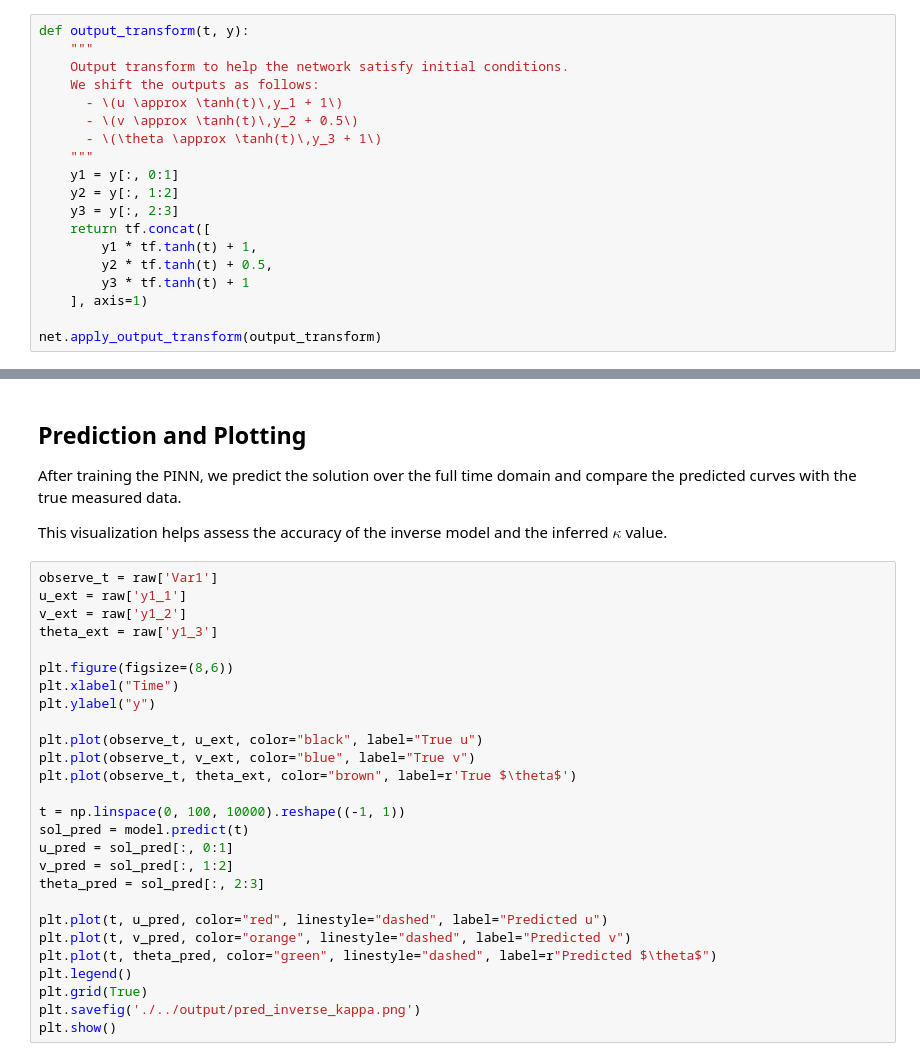
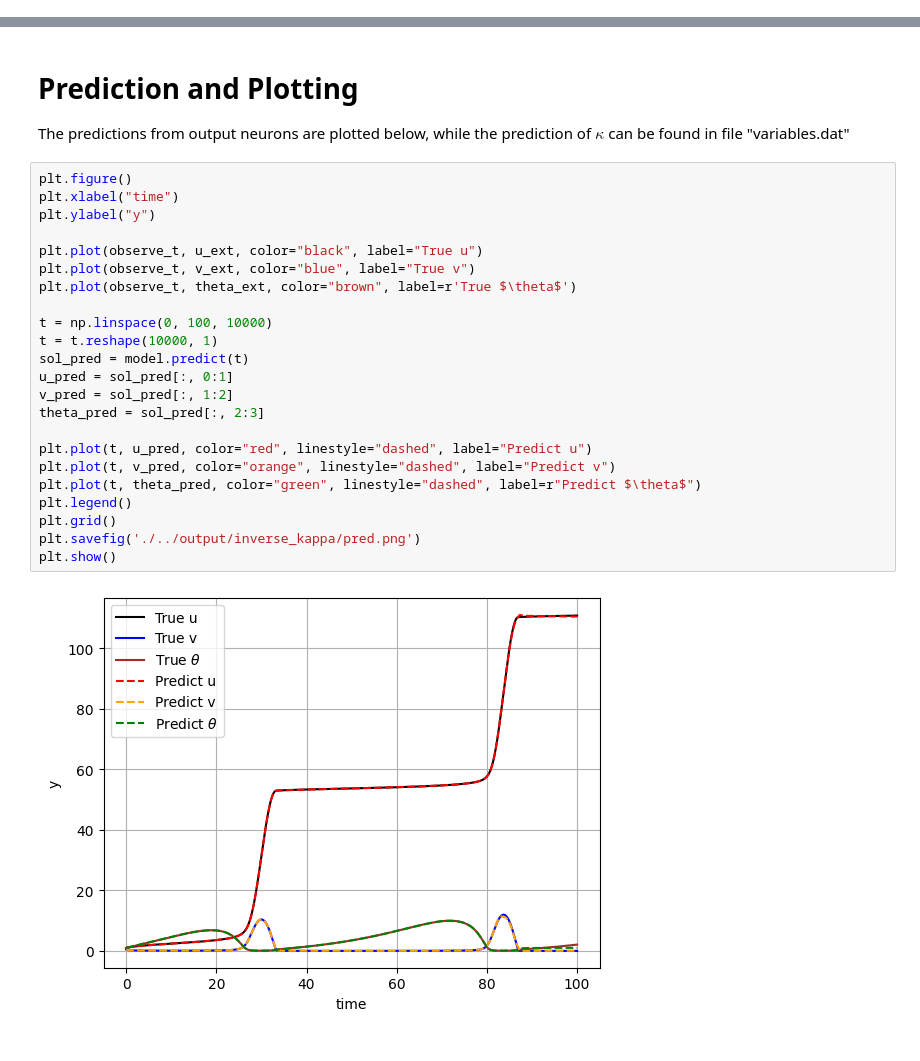
Before and after one commit to napatt2/QuakeNN2, a Jupyter notebook: Fault Friction/inverse_kappa.ipynb, the cells around one changed output, grey strips where cells are left out. Cells and saved outputs as stored; diff of their text form.

```diff
--- a/Fault Friction/inverse_kappa.ipynb
+++ b/Fault Friction/inverse_kappa.ipynb
@@ -177,20 +100 @@ net = dde.nn.FNN(layer_size, activation, initializer)
-# %%
-def output_transform(t, y):
-    """
-    Output transform to help the network satisfy initial conditions.
-    We shift the outputs as follows:
-      - \(u \approx \tanh(t)\,y_1 + 1\)
-      - \(v \approx \tanh(t)\,y_2 + 0.5\)
-      - \(\theta \approx \tanh(t)\,y_3 + 1\)
-    """
-    y1 = y[:, 0:1]
-    y2 = y[:, 1:2]
-    y3 = y[:, 2:3]
-    return tf.concat([
-        y1 * tf.tanh(t) + 1,
-        y2 * tf.tanh(t) + 0.5,
-        y3 * tf.tanh(t) + 1
-    ], axis=1)
-
-net.apply_output_transform(output_transform)
 # %%
@@ -214,33 +143,29 @@ losshistory, train_state = model.train(epochs=50000, callbacks=[checker])
-# %% [markdown]
-## Prediction and Plotting
-
-After training the PINN, we predict the solution over the full time domain and compare the predicted curves with the true measured data.
-
-This visualization helps assess the accuracy of the inverse model and the inferred $\kappa$ value.
+# %% [markdown]
+# Prediction and Plotting
+
+The predictions from output neurons are plotted below, while the prediction of $\kappa$ can be found in file "variables.dat"
 # %%
-observe_t = raw['Var1']
-u_ext = raw['y1_1']
-v_ext = raw['y1_2']
-theta_ext = raw['y1_3']
-
-plt.figure(figsize=(8,6))
-plt.xlabel("Time")
+plt.figure()
+plt.xlabel("time")
 plt.ylabel("y")
 
 plt.plot(observe_t, u_ext, color="black", label="True u")
 plt.plot(observe_t, v_ext, color="blue", label="True v")
 plt.plot(observe_t, theta_ext, color="brown", label=r'True $\theta$')
 
-t = np.linspace(0, 100, 10000).reshape((-1, 1))
+t = np.linspace(0, 100, 10000)
+t = t.reshape(10000, 1)
 sol_pred = model.predict(t)
 u_pred = sol_pred[:, 0:1]
 v_pred = sol_pred[:, 1:2]
 theta_pred = sol_pred[:, 2:3]
 
-plt.plot(t, u_pred, color="red", linestyle="dashed", label="Predicted u")
-plt.plot(t, v_pred, color="orange", linestyle="dashed", label="Predicted v")
-plt.plot(t, theta_pred, color="green", linestyle="dashed", label=r"Predicted $\theta$")
+plt.plot(t, u_pred, color="red", linestyle="dashed", label="Predict u")
+plt.plot(t, v_pred, color="orange", linestyle="dashed", label="Predict v")
+plt.plot(t, theta_pred, color="green", linestyle="dashed", label=r"Predict $\theta$")
 plt.legend()
-plt.grid(True)
-plt.savefig('./../output/pred_inverse_kappa.png')
+plt.grid()
+plt.savefig('./../output/inverse_kappa/pred.png')
 plt.show()
+# %% [output]
+[figure, added]
```
Also changed, not shown: parts of 22 cells of this notebook, 26 other files.
